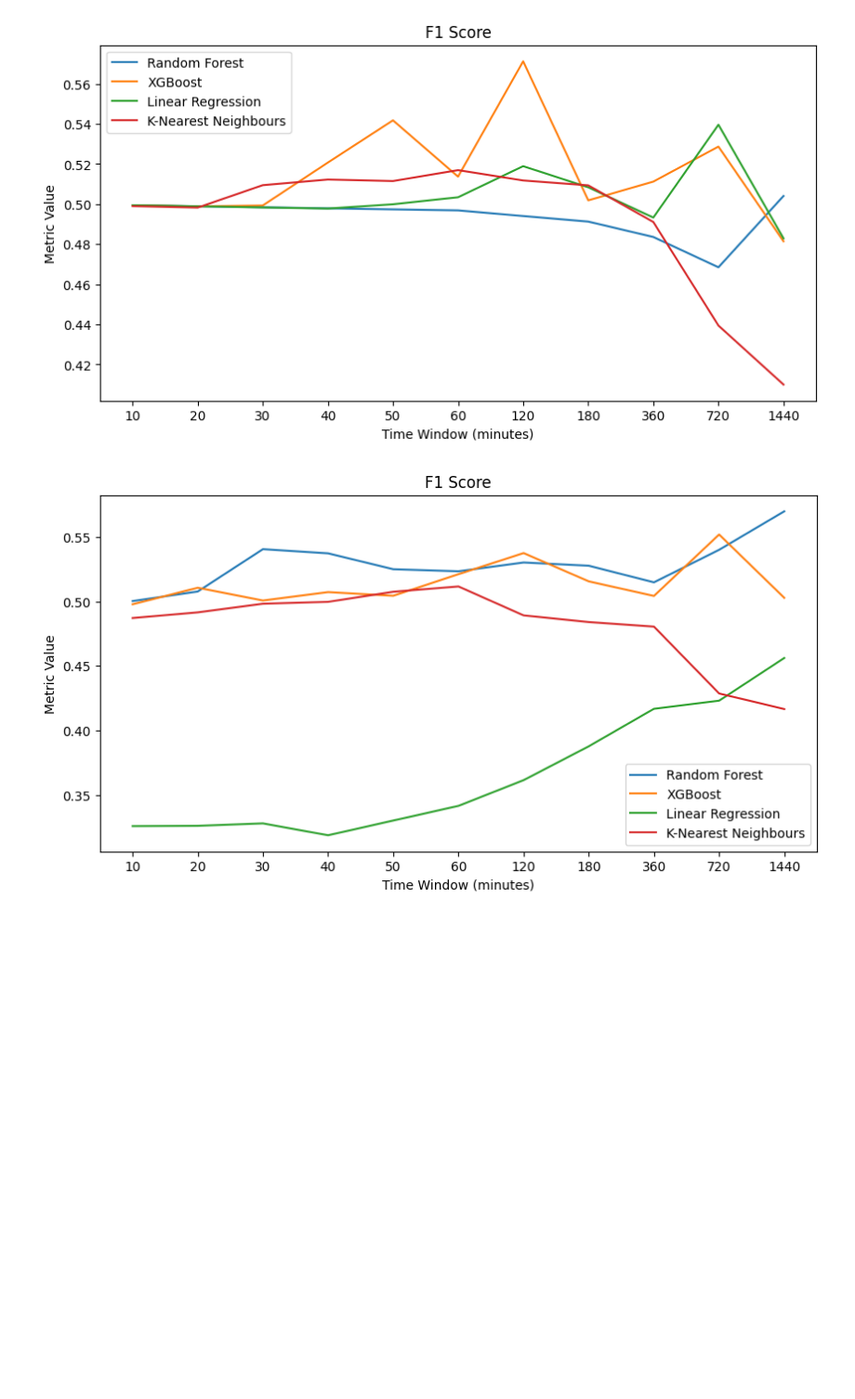
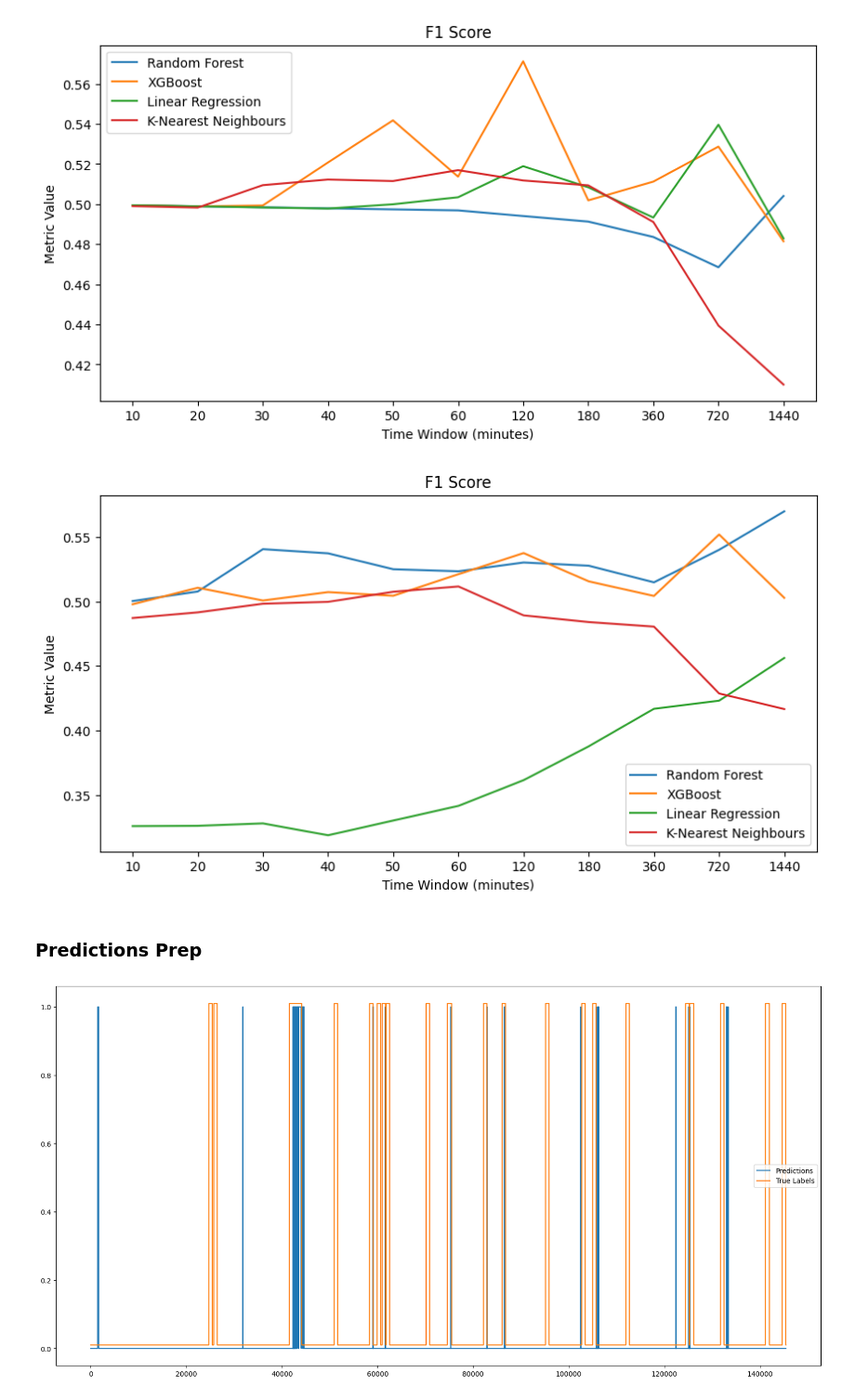
Before and after one commit to Svet0zar/ISIS-Ion-Source-Reliability, a Jupyter notebook: user run preprocessing/StructuredRun.ipynb, the cells around one changed output. Shown at 93% size. Saved outputs shown, nothing was run; the diff lists cells and outputs as text; code cells hidden in the pictures; blank space fills up the shorter version.

```diff
--- a/user run preprocessing/StructuredRun.ipynb
+++ b/user run preprocessing/StructuredRun.ipynb
@@ -324,7 +324,7 @@ def Testing(model, twindow):
     cm_smote = confusion_matrix(y_test, y_pred_smote)
     cr_smote = classification_report(y_test, y_pred_smote, zero_division=0, output_dict=True)
 
-    return cm, cr, cm_smote, cr_smote
+    return cm, cr, cm_smote, cr_smote, y_pred, y_pred_smote, y_test
 # %% [markdown]
 ### Run Experiment
 # %%
@@ -335,24 +335,19 @@ cms = []
 crs = []
 cms_smote = []
 crs_smote = []
+predictions = []
+smoted_predictions = []
+actual_labels = []
 for model in models:
-    # print('Model: ', model)
     for twindow in twindows:
-        cm, cr, cm_smote, cr_smote = Testing(model, twindow)
-        # print('Time window: ', twindow)
-        # print('Confusion matrix without SMOTE:')
-        # print(cm)
-        # print('Classification report without SMOTE:')
-        # print(cr)
-        # print('Confusion matrix with SMOTE:')
-        # print(cm_smote)
-        # print('Classification report with SMOTE:')
-        # print(cr_smote)
-        # print('\n')
+        cm, cr, cm_smote, cr_smote, prediction, smoted_prediction, actual_label = Testing(model, twindow)
         cms.append(cm)
         crs.append(cr)
         cms_smote.append(cm_smote)
         crs_smote.append(cr_smote)
+        predictions.append(prediction)
+        smoted_predictions.append(smoted_prediction)
+        actual_labels.append(actual_label)
 # %% [output]
 STOP: TOTAL NO. of ITERATIONS REACHED LIMIT.
 
@@ -551,3 +546,31 @@ plot_report_vs_f1(rf_crs_smote, xg_crs_smote, ln_crs_smote, knn_crs_smote)
 # %% [output]
 [figure]
 [figure]
+# %% [markdown]
+### Predictions Prep
+# %%
+rf_predictions = predictions[0:11]
+xg_predictions = predictions[11:22]
+ln_predictions = predictions[22:33]
+knn_predictions = predictions[33:44]
+rf_predictions_smoted = smoted_predictions[0:11]
+xg_predictions_smoted = smoted_predictions[11:22]
+ln_predictions_smoted = smoted_predictions[22:33]
+knn_predictions_smoted = smoted_predictions[33:44]
+rf_actual_labels = actual_labels[0:11]
+xg_actual_labels = actual_labels[11:22]
+ln_actual_labels = actual_labels[22:33]
+knn_actual_labels = actual_labels[33:44]
+# %%
+plot_true = ln_actual_labels[9].to_list()
+plot_true = [i+0.01 for i in plot_true]
+
+plot_pred = ln_predictions[9].tolist()
+
+plt.figure(figsize=(20, 10))
+plt.plot(plot_pred, label='Predictions')
+plt.plot(plot_true,label='True Labels')
+plt.legend()
+plt.show()
+# %% [output]
+[figure, added]
```
